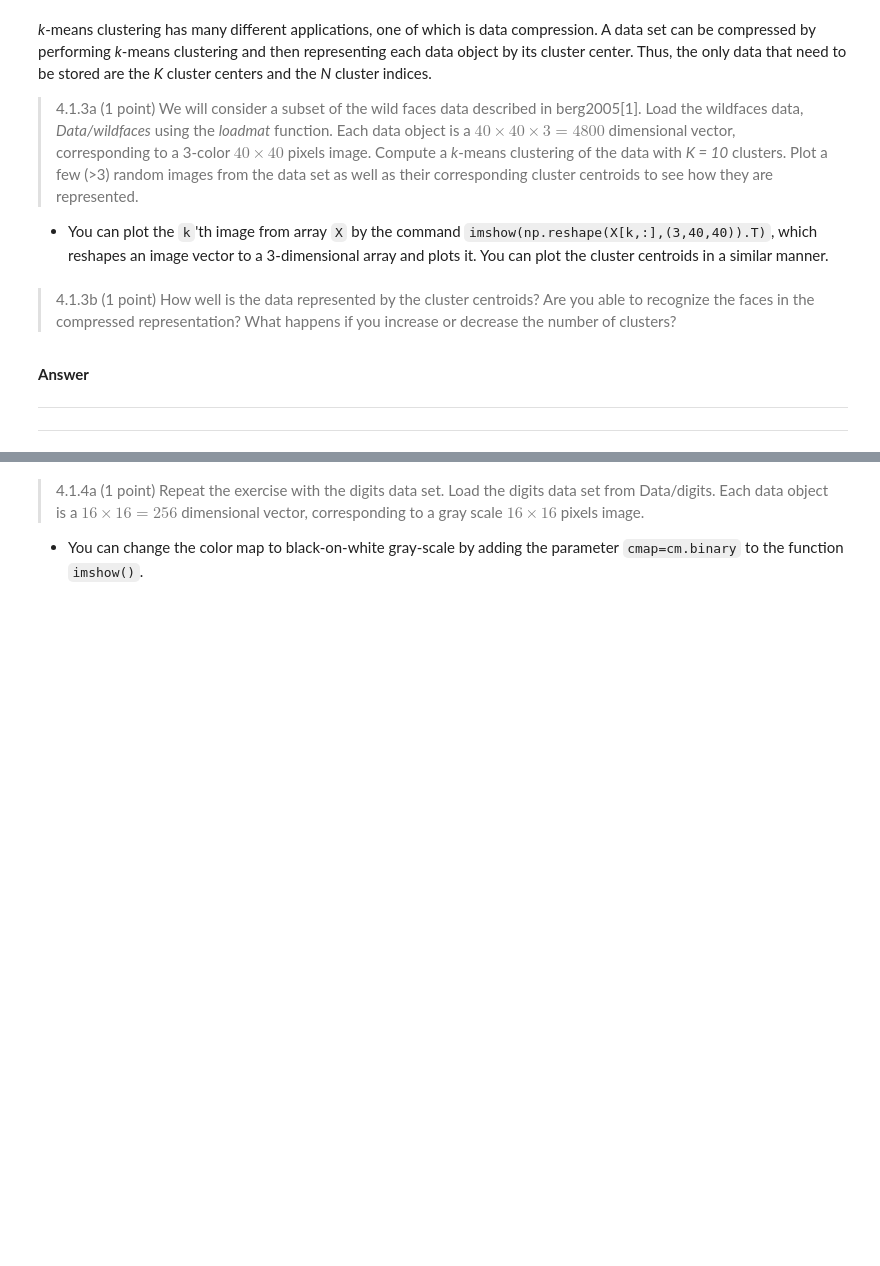
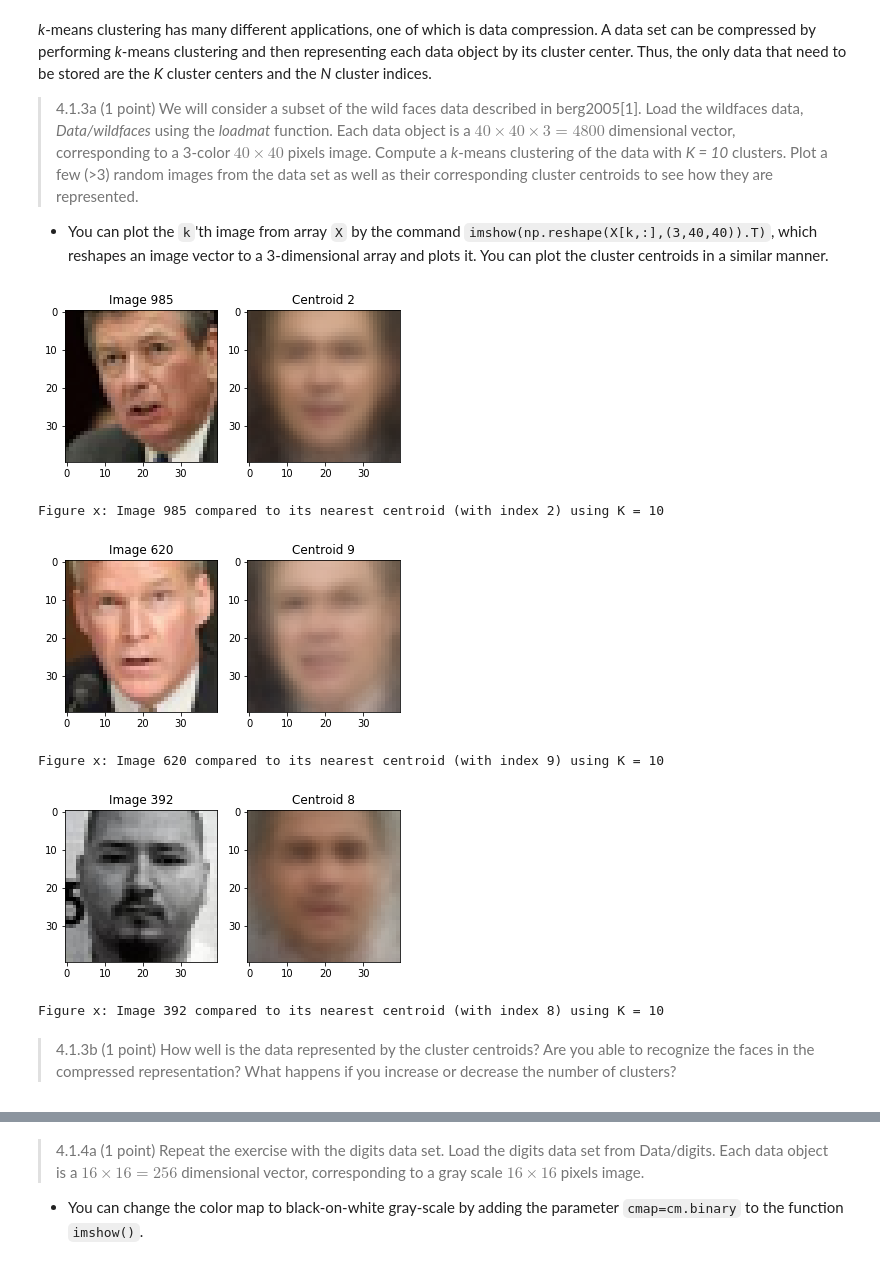
Before and after one commit to LennartPNL/DataMiningAssignments, a Jupyter notebook: Assignment_4/Assignment_4.ipynb, the cells around one changed output, grey strips where cells are left out. Drawn from its saved outputs; the diff is of its cells as text; code cells hidden in the pictures; blank space fills up the shorter version.

```diff
--- a/Assignment_4/Assignment_4.ipynb
+++ b/Assignment_4/Assignment_4.ipynb
@@ -178,12 +178,40 @@ What happens when more than four clusters are used to model the data?
 
 > 4.1.3a (1 point) We will consider a subset of the wild faces data described in berg2005[1]. Load the wildfaces data, *Data/wildfaces* using the *loadmat* function. Each data object is a $40 \times 40 \times 3 = 4800$ dimensional vector, corresponding to a 3-color $40 \times 40$ pixels image. Compute a *k*-means clustering of the data with *K = 10* clusters. Plot a few (>3) random images from the data set as well as their corresponding cluster centroids to see how they are represented.
 + You can plot the `k`'th image from array `X` by the command `imshow(np.reshape(X[k,:],(3,40,40)).T)`, which reshapes an image vector to a 3-dimensional array and plots it. You can plot the cluster centroids in a similar manner.
+# %%
+from matplotlib.pyplot import imshow
+from sklearn.metrics import pairwise_distances
+from random import randint
+
+random_photo_index = [randint(0,1000), randint(0,1000), randint(0,1000)]
+
+def cluster_images(cluster_size):
+    data = loadmat('Data/wildfaces.mat')['X']
+    kmeans = KMeans(n_clusters=cluster_size).fit(data)
+
+    # Compute distances for each datapoint to the centroids
+    distances = pairwise_distances(data, kmeans.cluster_centers_).tolist()
+
+    for i in range(1,4):
+        centroid_index = distances[random_photo_index[i-1]].index(min(distances[random_photo_index[i-1]]))
+
+        fig, (ax1, ax2) = plt.subplots(1,2)
+        ax1.imshow(np.reshape(data[random_photo_index[i-1],:], (3,40,40)).T)
+        ax1.set_title("Image {}".format(random_photo_index[i-1]))
+
+        ax2.imshow(np.reshape(kmeans.cluster_centers_[centroid_index,:], (3,40,40)).T)
+        ax2.set_title("Centroid {}".format(centroid_index))
+        plt.show()
+
+        print("Figure x: Image {} compared to its nearest centroid (with index {}) using K = {}".format(random_photo_index[i-1], centroid_index, cluster_size))
+
+cluster_images(10)
+# %% [output]
+[figure, added]
+Figure x: Image 985 compared to its nearest centroid (with index 2) using K = 10
+[figure, added]
+Figure x: Image 620 compared to its nearest centroid (with index 9) using K = 10
+[figure, added]
+Figure x: Image 392 compared to its nearest centroid (with index 8) using K = 10
 # %% [markdown]
 > 4.1.3b (1 point) How well is the data represented by the cluster centroids? Are you able to recognize the faces in the compressed representation? What happens if you increase or decrease the number of clusters?
-# %% [markdown]
-**Answer**
-
------
-
-
------
```
Also changed, not shown: parts of 5 cells of this notebook.
